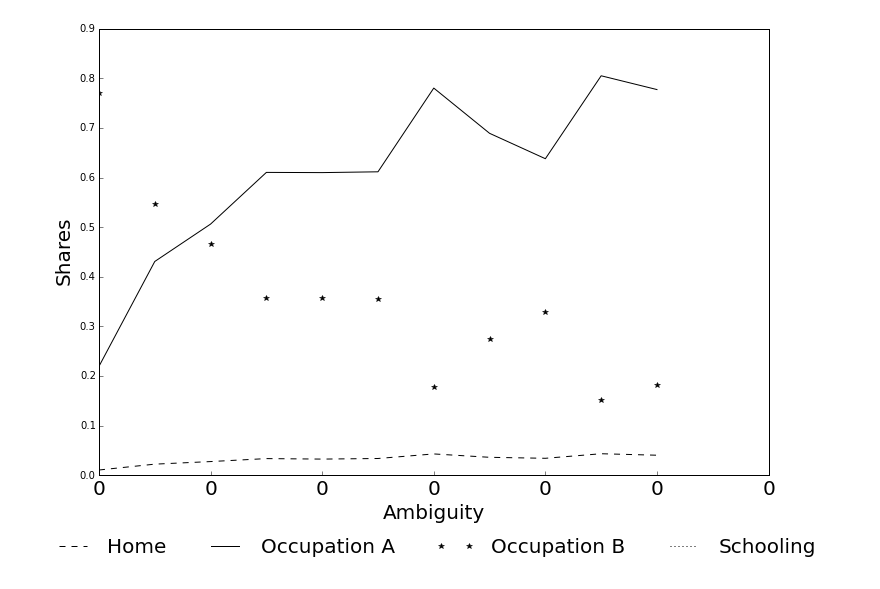
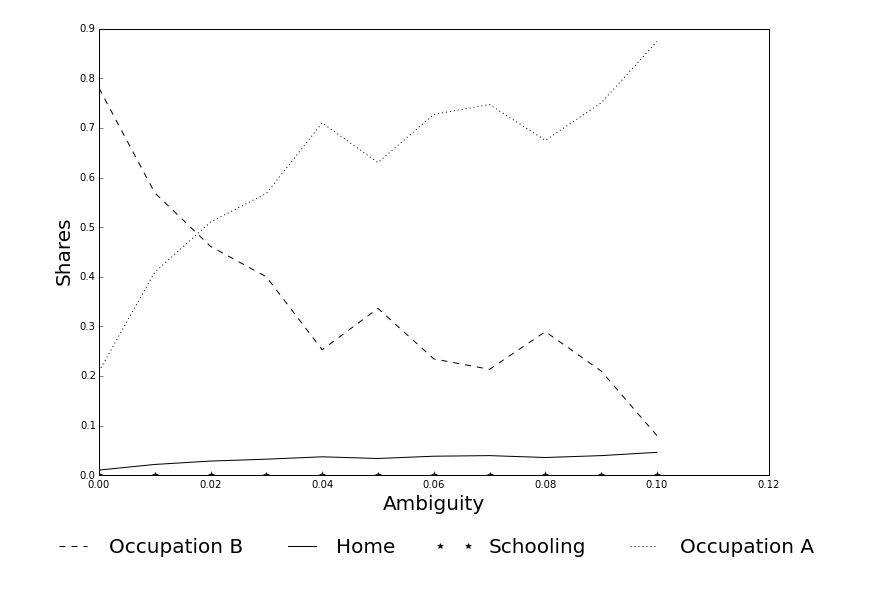
Before and after one commit to OpenSourceEconomics/respy, a Jupyter notebook: development/economy/graphs/graphs.ipynb, the cells around one changed output. Saved outputs shown, nothing was run; the diff lists cells and outputs as text; code cells hidden in the pictures.

```diff
--- a/development/economy/graphs/graphs.ipynb
+++ b/development/economy/graphs/graphs.ipynb
@@ -67,42 +96,34 @@ print()
 # %%
-# plotting
-%matplotlib inline
+# This function
 
 import matplotlib.pylab as plt
 import numpy as np
 
 from matplotlib.ticker import FuncFormatter
 from mpl_toolkits.mplot3d import Axes3D
 from matplotlib import cm
 
 # Initialize plot
 ax = plt.figure(figsize=(12,8)).add_subplot(111)
 
 styles  = ['--k', '-k', '*k', ':k']
 # Draw lines
-for i, key_ in enumerate(shares.keys()):
-    ax.plot(levels, shares[key_], styles[i], label=key_)
+for i, key_ in enumerate(shares_ambiguity.keys()):
+    ax.plot(levels, shares_ambiguity[key_], styles[i], label=key_)
 
 # Both axes
 ax.tick_params(axis='both', right='off', top='off')
 
-# x-axis
-ax.set_xticklabels(ax.get_xticks().astype(int), fontsize=20)
+# labels
 ax.set_xlabel('Ambiguity', fontsize=20)
-
-# y-axis
 ax.set_ylabel('Shares', fontsize=20)
-
-# legend
-#handles, labels = ax.get_legend_handles_labels()
-#plt.legend(loc='upper_center', handles, labels, ncol=2, frameon=False, fontsize=16)
 
 # Set up legend
 ax.legend(loc='upper center', bbox_to_anchor=(0.5, -0.10),
     fancybox=False, frameon=False, shadow=False, ncol=4,
     fontsize=20)
 
 # Write out to
 plt.savefig('choices_ambiguity.pdf', bbox_inches='tight', format="pdf")
 # %% [output]
-[figure, old version]
+[figure, new version]
```
Also changed, not shown: parts of 2 cells of this notebook.
